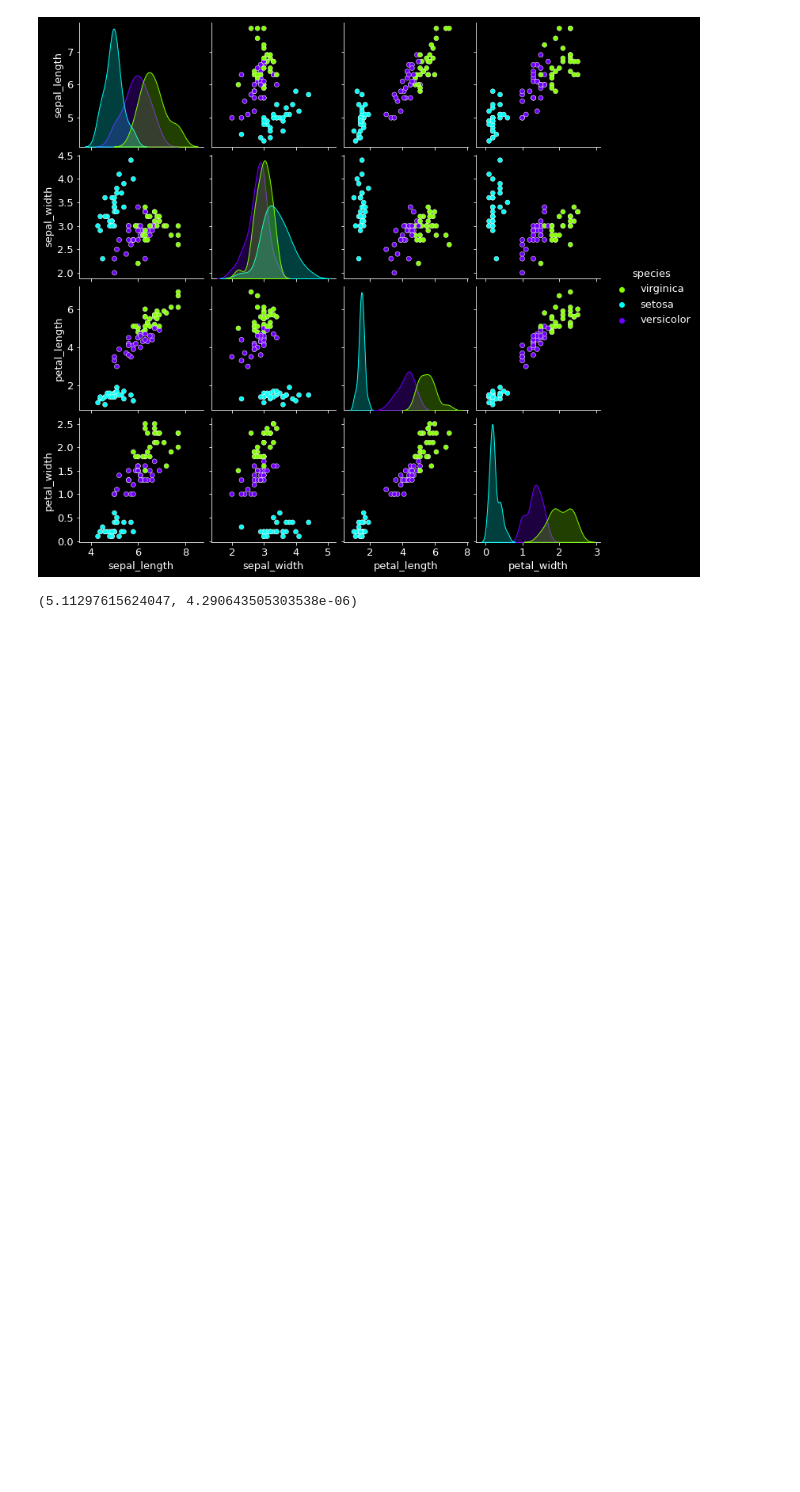
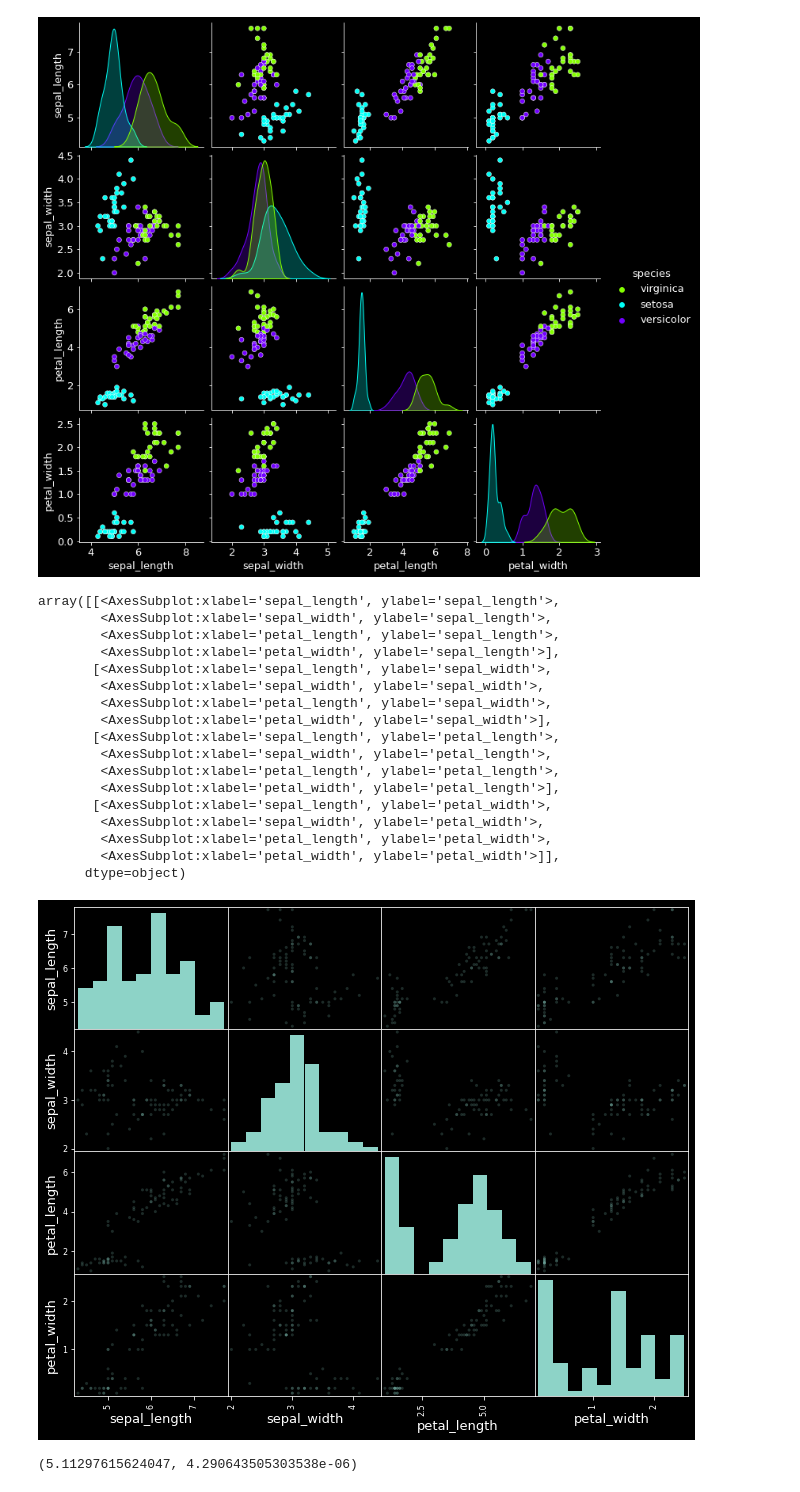
Before and after one commit to Ken-Alviola/classification-exercises, a Jupyter notebook: classification_exercises.ipynb, the cells around one changed output. Drawn from its saved outputs; the diff is of its cells as text; code cells hidden in the pictures; blank space fills up the shorter version.

```diff
--- a/classification_exercises.ipynb
+++ b/classification_exercises.ipynb
@@ -588,6 +588,27 @@ sns.pairplot(train.iloc[:,0:5], hue='species', palette='hsv')
 # %% [output]
 <seaborn.axisgrid.PairGrid at 0x...>
 [figure]
+# %%
+pd.plotting.scatter_matrix(train.iloc[:,0:5], alpha=0.2) # doesn't look as good as a pairplot..
+# %% [output]
+array([[<AxesSubplot:xlabel='sepal_length', ylabel='sepal_length'>,
+        <AxesSubplot:xlabel='sepal_width', ylabel='sepal_length'>,
+        <AxesSubplot:xlabel='petal_length', ylabel='sepal_length'>,
+        <AxesSubplot:xlabel='petal_width', ylabel='sepal_length'>],
+       [<AxesSubplot:xlabel='sepal_length', ylabel='sepal_width'>,
+        <AxesSubplot:xlabel='sepal_width', ylabel='sepal_width'>,
+        <AxesSubplot:xlabel='petal_length', ylabel='sepal_width'>,
+        <AxesSubplot:xlabel='petal_width', ylabel='sepal_width'>],
+       [<AxesSubplot:xlabel='sepal_length', ylabel='petal_length'>,
+        <AxesSubplot:xlabel='sepal_width', ylabel='petal_length'>,
+        <AxesSubplot:xlabel='petal_length', ylabel='petal_length'>,
+        <AxesSubplot:xlabel='petal_width', ylabel='petal_length'>],
+       [<AxesSubplot:xlabel='sepal_length', ylabel='petal_width'>,
+        <AxesSubplot:xlabel='sepal_width', ylabel='petal_width'>,
+        <AxesSubplot:xlabel='petal_length', ylabel='petal_width'>,
+        <AxesSubplot:xlabel='petal_width', ylabel='petal_width'>]],
+      dtype=object)
+[figure, added]
 # %%
 #6. Is the sepal length significantly different in virginica compared to versicolor? Run a statistical experiment to test this.
 #. - Make sure to include a null hypothesis, alternative hypothesis, results, and summary.
```
Also changed, not shown: parts of 1 cell of this notebook.
